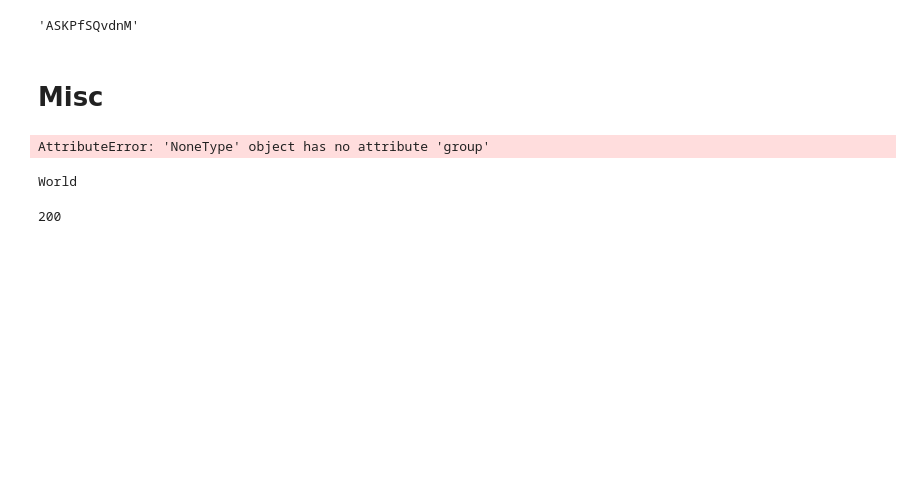
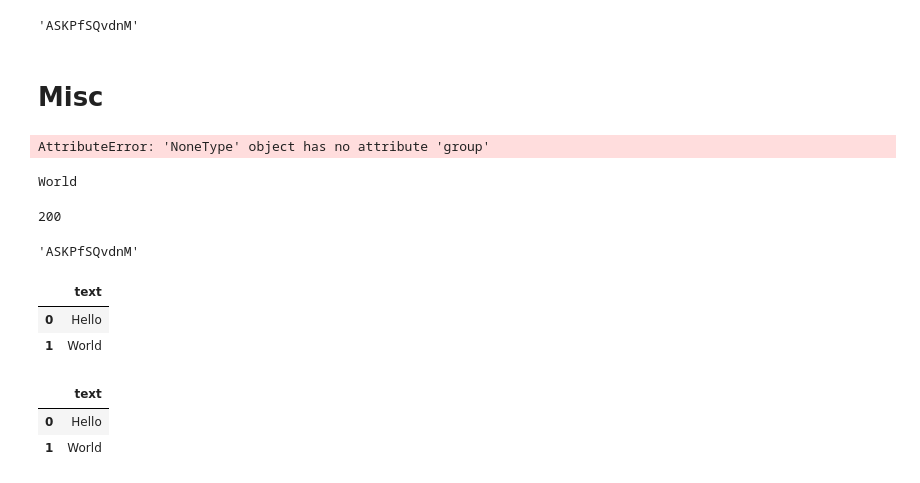
Before and after one commit to Michelangelo367/ytom, a Jupyter notebook: ytom.ipynb, the cells around one changed output. Saved outputs shown, nothing was run; the diff lists cells and outputs as text; code cells hidden in the pictures; blank space fills up the shorter version.

```diff
--- a/ytom.ipynb
+++ b/ytom.ipynb
@@ -328,3 +328,17 @@ code = requests.get('https://www.youtube.com/watch?v=ASKPfSQvdnM').status_code
 code
 # %% [output]
 200
+# %%
+regex_video_id = (r'(https?://)?(www\.)?(youtube|youtu|youtube-nocookie)\.(com|be)/(watch\?v=|embed/|v/|.+\?v=)?(?P<id>[A-Za-z0-9\-=_]{11})')
+match = re.match(regex_video_id, 'https://www.youtube.com/watch?v=ASKPfSQvdnMhttps://www.youtube.com/watch?v=ASKPfSQvdnM')
+match.group('id')
+# %% [output]
+'ASKPfSQvdnM'
+# %%
+df = pd.DataFrame(data=['Hello', 'World'], columns=['text'])
+# %%
+df
+# %% [output]
+|  | text |
+| 0 | Hello |
+| 1 | World |
@@ -330,0 +347,6 @@ code
+# %%
+df
+# %% [output]
+|  | text |
+| 0 | Hello |
+| 1 | World |
```
Also changed, not shown: parts of 1 cell of this notebook, 3 other files.
